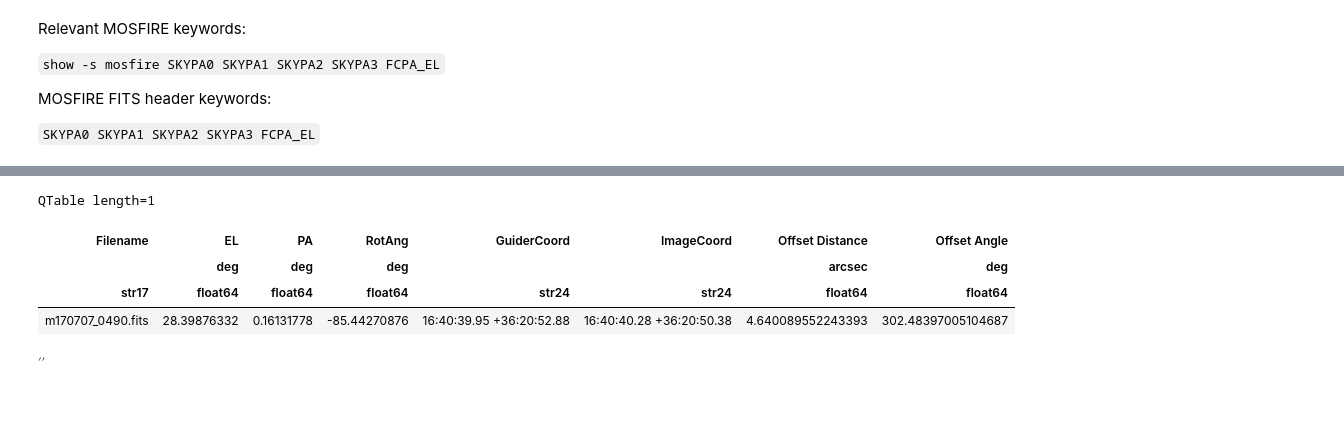
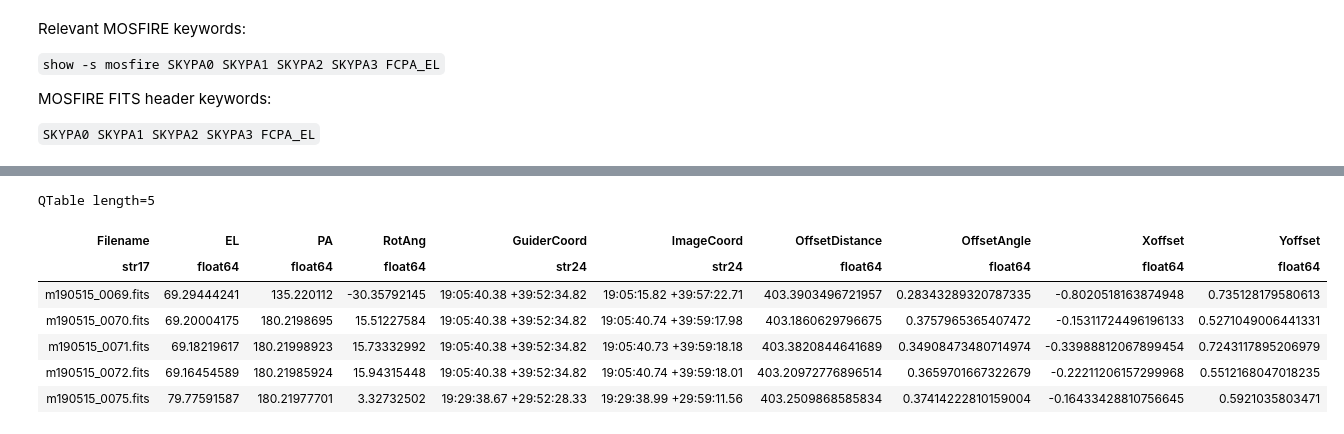
Before and after one commit to joshwalawender/MOSFIRE_GuiderFlexureModel, a Jupyter notebook: Guider Flexure.ipynb, the cells around one changed output, grey strips where cells are left out. Drawn from its saved outputs; the diff is of its cells as text; code cells hidden in the pictures.

```diff
--- a/Guider Flexure.ipynb
+++ b/Guider Flexure.ipynb
@@ -59,0 +61,15 @@ t = QTable.read(table_file, format='ascii')
+# %%
+table_file = Path('~/KeckData/MOSFIRE_GuiderFlexure/ImageResults.txt').expanduser()
+t = QTable.read(table_file, format='ascii.ecsv')
+
+# Convert offset distance and offset angle to differential X, Y movements in the guider image plane
+x0 = t[0]['OffsetDistance'] * np.sin(t[0]['OffsetAngle']*np.pi/180)
+y0 = t[0]['OffsetDistance'] * np.cos(t[0]['OffsetAngle']*np.pi/180)
+x = [entry['OffsetDistance'] * np.sin(entry['OffsetAngle']*np.pi/180) - x0 for entry in t]
+y = [entry['OffsetDistance'] * np.cos(entry['OffsetAngle']*np.pi/180) - y0 for entry in t]
+
+t.add_column(Column(x, name='Xoffset'))
+t.add_column(Column(y, name='Yoffset'))
+
+mxra = max(t['RotAng'])
+mnra = min(t['RotAng'])
@@ -60,12 +167,11 @@ t = QTable.read(table_file, format='ascii')
 # %%
-t
+t[60:65]
 # %% [output]
-QTable length=1
+QTable length=5
-| Filename | EL | PA | RotAng | GuiderCoord | ImageCoord | Offset Distance | Offset Angle |
-|  | deg | deg | deg |  |  | arcsec | deg |
-| str17 | float64 | float64 | float64 | str24 | str24 | float64 | float64 |
-| m170707_0490.fits | 28.39876332 | 0.16131778 | -85.44270876 | 16:40:39.95 +36:20:52.88 | 16:40:40.28 +36:20:50.38 | 4.640089552243393 | 302.48397005104687 |
+| Filename | EL | PA | RotAng | GuiderCoord | ImageCoord | OffsetDistance | OffsetAngle | Xoffset | Yoffset |
+| str17 | float64 | float64 | float64 | str24 | str24 | float64 | float64 | float64 | float64 |
+| m190515_0069.fits | 69.29444241 | 135.220112 | -30.35792145 | 19:05:40.38 +39:52:34.82 | 19:05:15.82 +39:57:22.71 | 403.3903496721957 | 0.28343289320787335 | -0.8020518163874948 | 0.735128179580613 |
+| m190515_0070.fits | 69.20004175 | 180.2198695 | 15.51227584 | 19:05:40.38 +39:52:34.82 | 19:05:40.74 +39:59:17.98 | 403.1860629796675 | 0.3757965365407472 | -0.15311724496196133 | 0.5271049006441331 |
+| m190515_0071.fits | 69.18219617 | 180.21998923 | 15.73332992 | 19:05:40.38 +39:52:34.82 | 19:05:40.73 +39:59:18.18 | 403.3820844641689 | 0.34908473480714974 | -0.33988812067899454 | 0.7243117895206979 |
+| m190515_0072.fits | 69.16454589 | 180.21985924 | 15.94315448 | 19:05:40.38 +39:52:34.82 | 19:05:40.74 +39:59:18.01 | 403.20972776896514 | 0.3659701667322679 | -0.22211206157299968 | 0.5512168047018235 |
+| m190515_0075.fits | 79.77591587 | 180.21977701 | 3.32732502 | 19:29:38.67 +29:52:28.33 | 19:29:38.99 +29:59:11.56 | 403.2509868585834 | 0.37414222810159004 | -0.16433428810756645 | 0.5921035803471 |
-# %%
-t['Offset Distance'].unit
-# %% [output]
-$\mathrm{{}^{\prime\prime}}$
```
Also changed, not shown: parts of 5 cells of this notebook.
